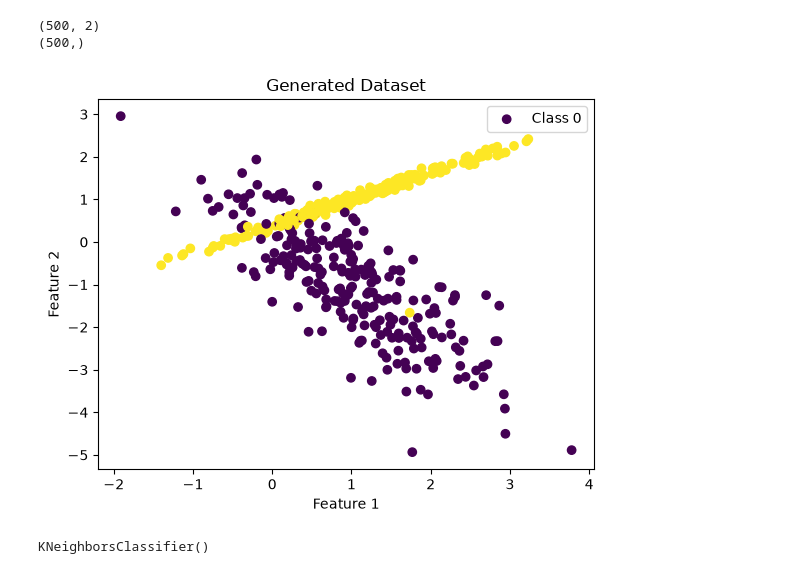
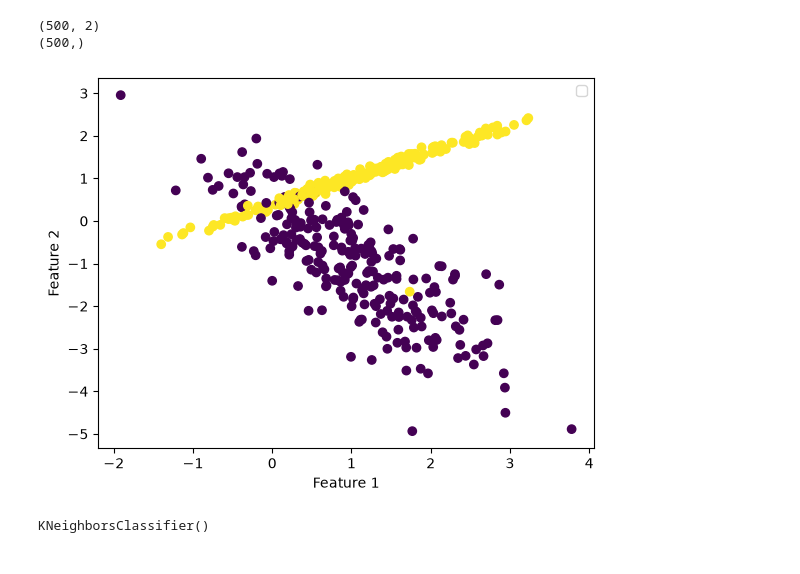
Before and after one commit to ak1796/ml-algorithms-from-scratch, a Jupyter notebook: KNN/knn.ipynb, the cells around one changed output. Drawn from its saved outputs; the diff is of its cells as text; code cells hidden in the pictures.

```diff
--- a/KNN/knn.ipynb
+++ b/KNN/knn.ipynb
@@ -26,30 +26,21 @@ print(y.shape)
 # %%
 plt.scatter(X[:,0], X[:,1], c=y)
 plt.xlabel("Feature 1")
 plt.ylabel("Feature 2")
-plt.title("Generated Dataset")
-plt.scatter(X[y == 0, 0], X[y == 0, 1], c="red", label="Class 0")
-plt.scatter(X[y == 1, 0], X[y == 1, 1], c="green", label="Class 1")
 plt.xlabel("Feature 1")
 plt.ylabel("Feature 2")
-plt.title("Generated Dataset")
 plt.legend()
 plt.show()
 plt.show()
-
-
-# ==========================================
-# 4. Train-Test Split
-# ==========================================
 
 X_train, X_test, y_train, y_test = train_test_split(
     X,
     y,
     test_size=0.2,
     random_state=42
 )
 # %% [output]
-[figure, old version]
+[figure, new version]
 # %%
 scaler = StandardScaler()
 
```
